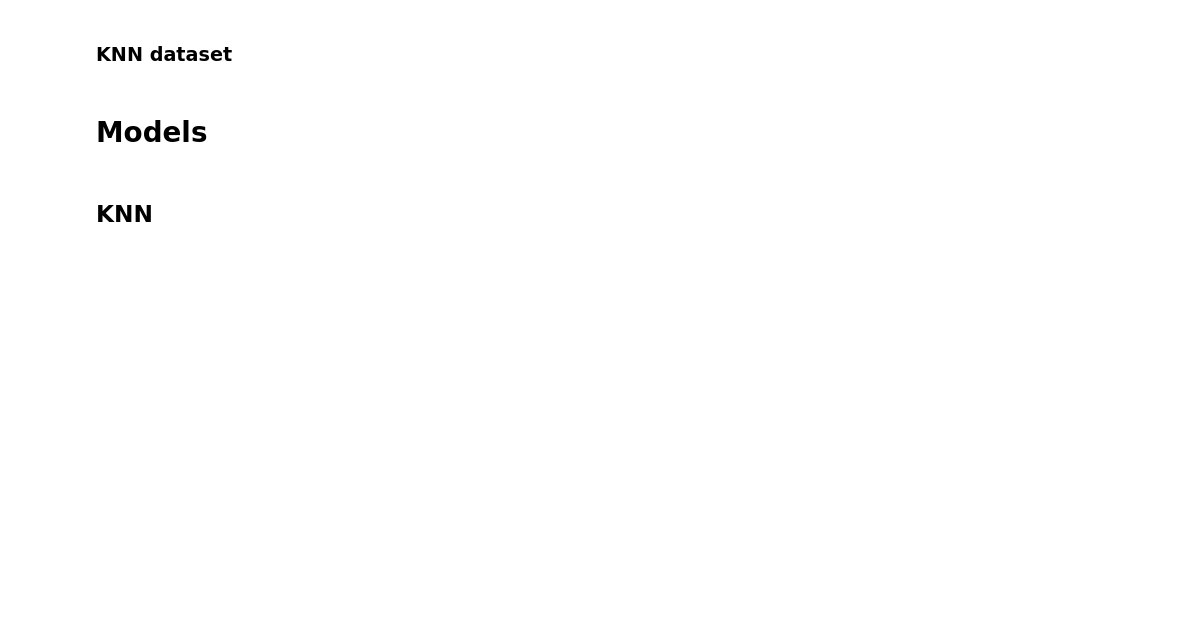
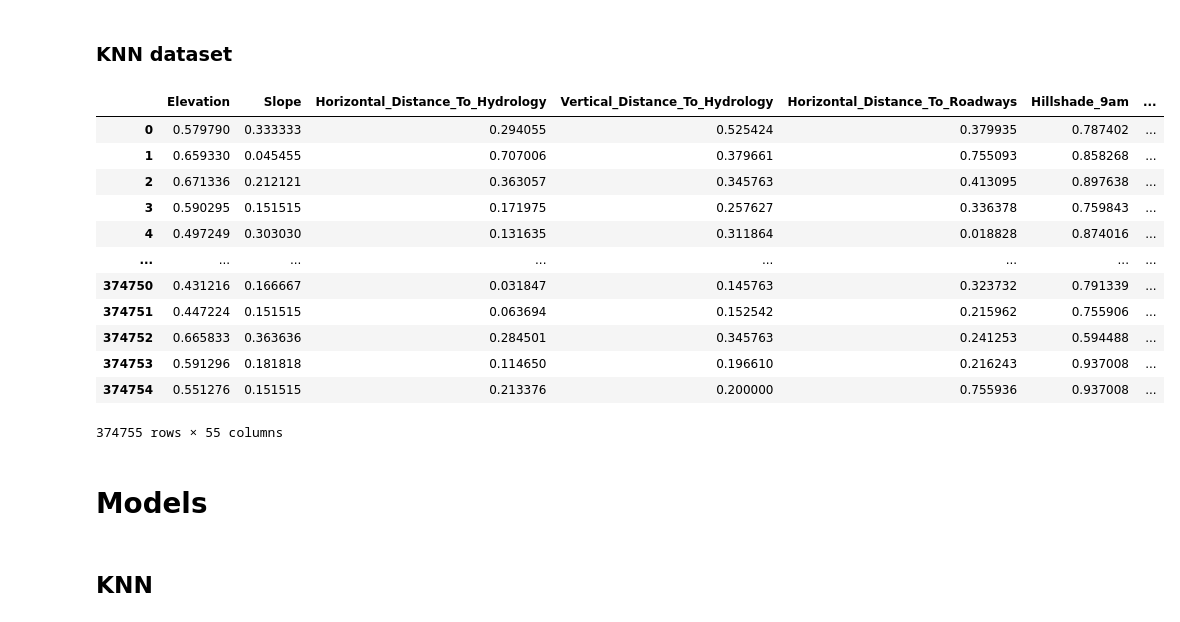
Before and after one commit to JamieSH03/ML-assing-2, a Jupyter notebook: Assgniment2.1.ipynb, the cells around one changed output. Saved outputs shown, nothing was run; the diff lists cells and outputs as text; code cells hidden in the pictures; blank space fills up the shorter version.

```diff
--- a/Assgniment2.1.ipynb
+++ b/Assgniment2.1.ipynb
@@ -127,4 +142,5 @@ eX_train_t, ey_train_t = tomek.fit_resample(eX_train, ey_train)
 # %%
 smote = SMOTETomek(random_state=42)
-X_train_s, y_train_s = tomek.fit_resample(X_train, y_train)
-eX_train_s, ey_train_s = tomek.fit_resample(eX_train, ey_train)
+X_train_s, y_train_s = smote.fit_resample(X_train, y_train)
+eX_train_s, ey_train_s = smote.fit_resample(eX_train, ey_train)
+pca_Xtr_s, pca_ytr_s = smote.fit_resample(X_train_pca, y_train_pca)
@@ -135,6 +164,11 @@ outlier_features = [
     "Horizontal_Distance_To_Hydrology",
     "Hillshade_Noon",
     "Vertical_Distance_To_Hydrology",
+]
+
+outlier_features_eng = [
+    "Relative_hoz_dist_mean",
+
 ]
 
 def clamp_series(s, lower_q=0.01, upper_q=0.99):
@@ -143,12 +177,16 @@ def clamp_series(s, lower_q=0.01, upper_q=0.99):
 
 # apply clamping
 for col in outlier_features:
-    eX_train_s[col] = clamp_series(eX_train_s[col], 0.01, 0.99)
-    eX_train_t[col] = clamp_series(eX_train_t[col], 0.01, 0.99)
+    X_train_s[col] = clamp_series(X_train_s[col], 0.01, 0.99)
+    X_train_t[col] = clamp_series(X_train_t[col], 0.01, 0.99)
+
+eX_train_s["Relative_hoz_dist_mean"] = clamp_series(eX_train_s["Relative_hoz_dist_mean"], 0.01, 0.99)
+eX_train_t["Relative_hoz_dist_mean"] = clamp_series(eX_train_t["Relative_hoz_dist_mean"], 0.01, 0.99)
 
 
 
 continuous_features = [
+
     "Elevation",
     "Slope",
     "Horizontal_Distance_To_Hydrology",
@@ -161,8 +199,8 @@ continuous_features = [
 ]
 
 continuous_features_eng = [
+
     'Slope',
-    'Cover_Type',
     'Relative_hoz_dist_mean',
     'total_hillshade',
     'Relative_height_from_water'
@@ -173,6 +211,10 @@ knn_X_s = X_train_s.copy()
 knn_eX_t = eX_train_t.copy()
 knn_eX_s = eX_train_s.copy()
 
+knn_X_test = X_test.copy()
+knn_eX_test = eX_test.copy()
+
+
 
 def scale_knn(knn_df, continuous_features = continuous_features):
     scaler = MinMaxScaler()
@@ -180,13 +222,31 @@ def scale_knn(knn_df, continuous_features = continuous_features):
     knn_df["Aspect_rad"] = np.deg2rad(knn_df["Aspect"])
     knn_df["Aspect_sin"] = np.sin(knn_df["Aspect_rad"])
     knn_df["Aspect_cos"] = np.cos(knn_df["Aspect_rad"])
-    knn_df = knn_df.drop(columns=["Aspect", "Aspect_rad"])
+    knn_df.drop(columns=["Aspect", "Aspect_rad"] , inplace=True)
 
 
 scale_knn(knn_X_t)
 scale_knn(knn_eX_s, continuous_features_eng)
 scale_knn(knn_eX_t, continuous_features_eng)
 scale_knn(knn_X_s)
+scale_knn(knn_X_test)
+scale_knn(knn_eX_test, continuous_features_eng)
+# %%
+display(knn_X_s)
+# %% [output]
+|  | Elevation | Slope | Horizontal_Distance_To_Hydrology | Vertical_Distance_To_Hydrology | Horizontal_Distance_To_Roadways | Hillshade_9am | ... |
+| 0 | 0.579790 | 0.333333 | 0.294055 | 0.525424 | 0.379935 | 0.787402 | ... |
+| 1 | 0.659330 | 0.045455 | 0.707006 | 0.379661 | 0.755093 | 0.858268 | ... |
+| 2 | 0.671336 | 0.212121 | 0.363057 | 0.345763 | 0.413095 | 0.897638 | ... |
+| 3 | 0.590295 | 0.151515 | 0.171975 | 0.257627 | 0.336378 | 0.759843 | ... |
+| 4 | 0.497249 | 0.303030 | 0.131635 | 0.311864 | 0.018828 | 0.874016 | ... |
+| ... | ... | ... | ... | ... | ... | ... | ... |
+| 374750 | 0.431216 | 0.166667 | 0.031847 | 0.145763 | 0.323732 | 0.791339 | ... |
+| 374751 | 0.447224 | 0.151515 | 0.063694 | 0.152542 | 0.215962 | 0.755906 | ... |
+| 374752 | 0.665833 | 0.363636 | 0.284501 | 0.345763 | 0.241253 | 0.594488 | ... |
+| 374753 | 0.591296 | 0.181818 | 0.114650 | 0.196610 | 0.216243 | 0.937008 | ... |
+| 374754 | 0.551276 | 0.151515 | 0.213376 | 0.200000 | 0.755936 | 0.937008 | ... |
+374755 rows × 55 columns
 # %% [markdown]
 # Models
 # %% [markdown]
```
Also changed, not shown: parts of 28 cells of this notebook, 2 other files.
